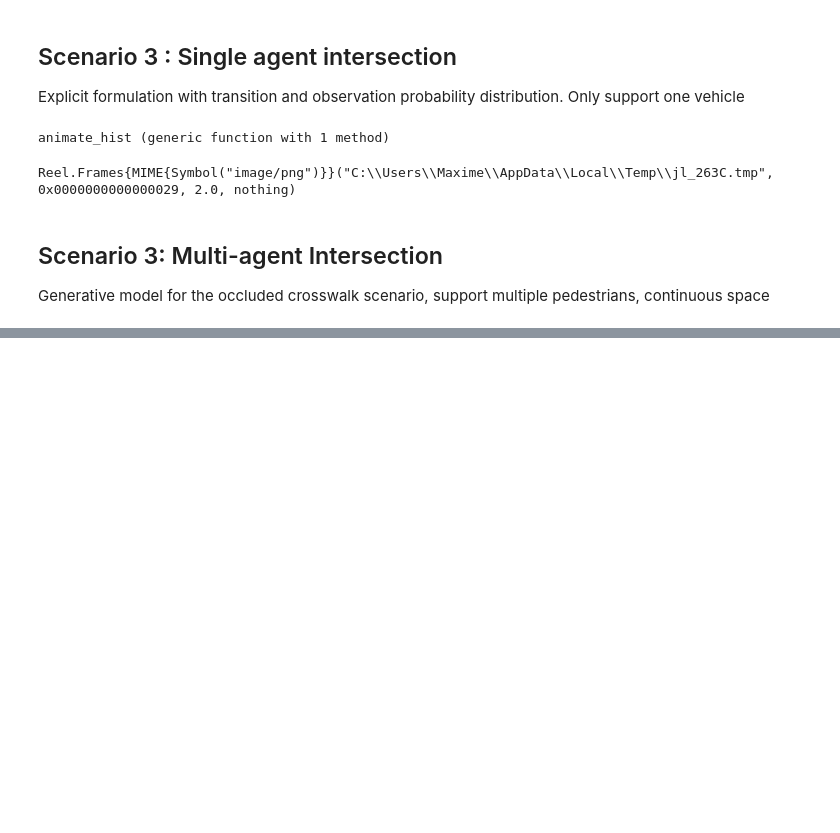
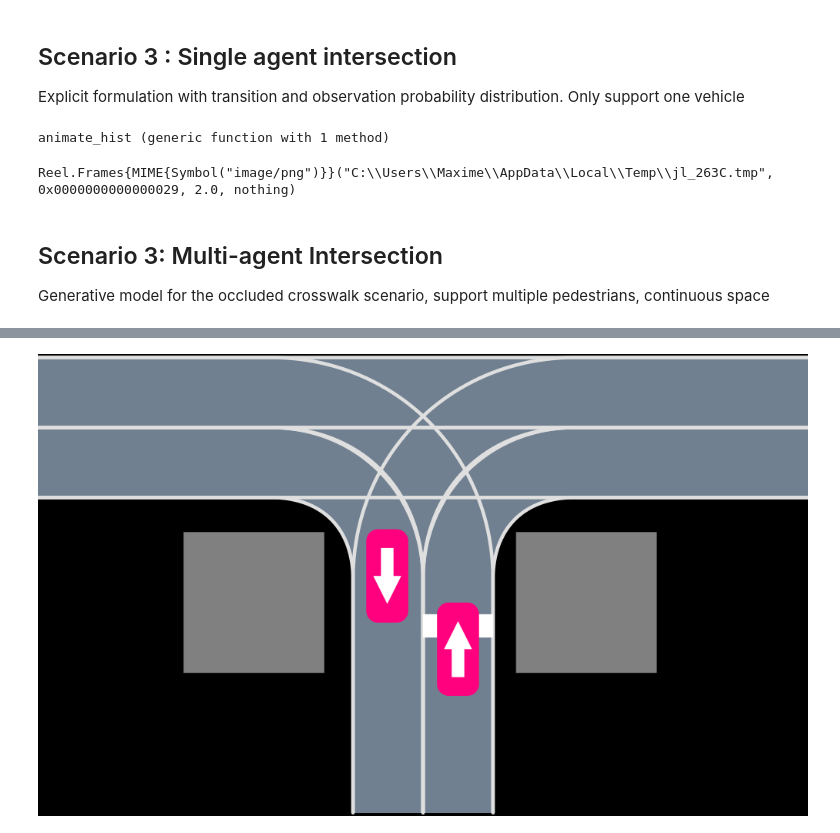
Before and after one commit to sisl/AutomotivePOMDPs.jl, a Jupyter notebook: test.ipynb, the cells around one changed output, grey strips where cells are left out. Saved outputs shown, nothing was run; the diff lists cells and outputs as text; code cells hidden in the pictures; blank space fills up the shorter version.

```diff
--- a/test.ipynb
+++ b/test.ipynb
@@ -114,0 +126,2 @@ Generative model for the occluded crosswalk scenario, support multiple pedestria
+# %%
+rng = MersenneTwister(1);
@@ -114,0 +147,2 @@ Generative model for the occluded crosswalk scenario, support multiple pedestria
+# %%
+pomdp = OIPOMDP();
@@ -114,0 +151,6 @@ Generative model for the occluded crosswalk scenario, support multiple pedestria
+# %%
+policy = solve(RandomSolver(rng), pomdp)
+up = updater(policy);
+# %%
+hr = HistoryRecorder(rng=rng, max_steps=100)
+hist = simulate(hr, pomdp, policy, up);
@@ -114,0 +182,5 @@ Generative model for the occluded crosswalk scenario, support multiple pedestria
+# %%
+s = obs_to_scene(pomdp, hist.observation_hist[2])
+AutoViz.render(s, pomdp.env, cam=FitToContentCamera(0.))
+# %% [output]
+[figure, added]
```
Also changed, not shown: parts of 20 cells of this notebook, 2 other files.
